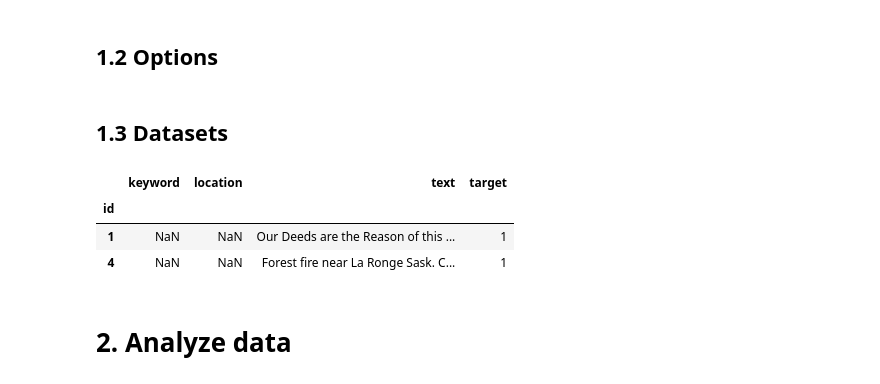
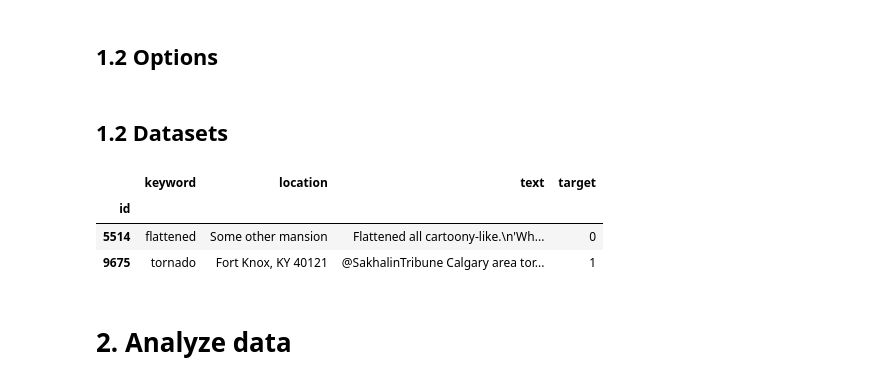
Before and after one commit to BWallyn/nlp_disaster_tweets, a Jupyter notebook: notebooks/1.0-analyze-data.ipynb, the cells around one changed output. Cells and saved outputs as stored; diff of their text form; code cells hidden in the pictures.

```diff
--- a/notebooks/1.0-analyze-data.ipynb
+++ b/notebooks/1.0-analyze-data.ipynb
@@ -15,16 +35,16 @@ pd.set_option('display.max_columns', 500)
 # %%
 path_data = '../data/raw/'
 # %% [markdown]
-## 1.3 Datasets
+## 1.2 Datasets
 # %%
 df = pd.read_csv(os.path.join(path_data, 'train.csv'), index_col=0)
 # %%
-df.head(2)
+df.sample(2)
 # %% [output]
 |  | keyword | location | text | target |
 | id |  |  |  |  |
-| 1 | NaN | NaN | Our Deeds are the Reason of this ... | 1 |
-| 4 | NaN | NaN | Forest fire near La Ronge Sask. C... | 1 |
+| 5514 | flattened | Some other mansion | Flattened all cartoony-like.\n'Wh... | 0 |
+| 9675 | tornado | Fort Knox, KY 40121 | @SakhalinTribune Calgary area tor... | 1 |
 # %% [markdown]
 # 2. Analyze data
 # %%
```
Also changed, not shown: parts of 15 cells of this notebook.
